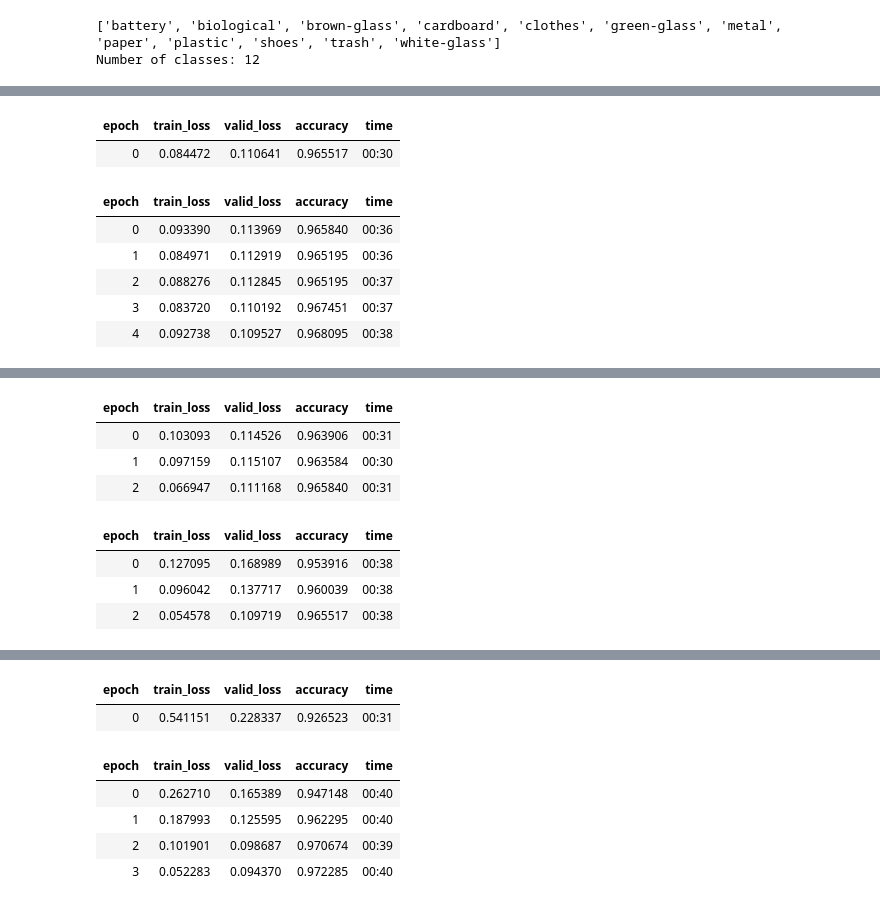
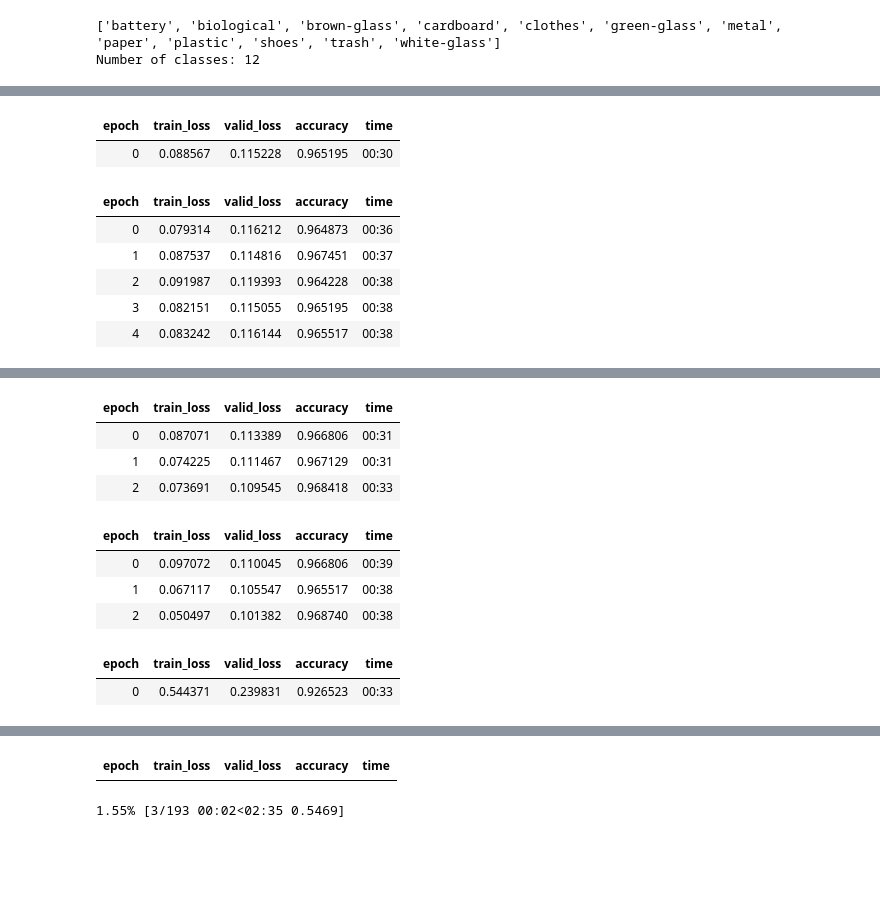
Before and after one commit to MADemiral/garbage_classification, a Jupyter notebook: garbage_classify.ipynb, the cells around one changed output, grey strips where cells are left out. Cells and saved outputs as stored; diff of their text form; code cells hidden in the pictures; blank space fills up the shorter version.

```diff
--- a/garbage_classify.ipynb
+++ b/garbage_classify.ipynb
@@ -70,16 +69,17 @@ SuggestedLRs(valley=1.2022644114040304e-05)
 # %%
 # 🔎 Choose best learning rate
 # Let's pick value just before loss shoots up
-learn.fine_tune(5, base_lr=1e-5)
+learn.fine_tune(5, base_lr=1e-6)
+learn.export('models/model1.pkl')
 # %% [output]
 | epoch | train_loss | valid_loss | accuracy | time |
-| 0 | 0.084472 | 0.110641 | 0.965517 | 00:30 |
+| 0 | 0.088567 | 0.115228 | 0.965195 | 00:30 |
 | epoch | train_loss | valid_loss | accuracy | time |
-| 0 | 0.093390 | 0.113969 | 0.965840 | 00:36 |
-| 1 | 0.084971 | 0.112919 | 0.965195 | 00:36 |
-| 2 | 0.088276 | 0.112845 | 0.965195 | 00:37 |
-| 3 | 0.083720 | 0.110192 | 0.967451 | 00:37 |
-| 4 | 0.092738 | 0.109527 | 0.968095 | 00:38 |
+| 0 | 0.079314 | 0.116212 | 0.964873 | 00:36 |
+| 1 | 0.087537 | 0.114816 | 0.967451 | 00:37 |
+| 2 | 0.091987 | 0.119393 | 0.964228 | 00:38 |
+| 3 | 0.082151 | 0.115055 | 0.965195 | 00:38 |
+| 4 | 0.083242 | 0.116144 | 0.965517 | 00:38 |
 # %%
 # 💪 B.3 Transfer Learning
 # Already used resnet18; the last layer is replaced by fastai
@@ -102,21 +102,25 @@ Sequential(
 # %%
 # ❄️ Freeze + Train → 🔓 Unfreeze + Train (B.3)
 learn.freeze()
-learn.fit_one_cycle(3, 1e-3)
+learn.fit_one_cycle(3, 1e-4)
 learn.unfreeze()
-learn.fit_one_cycle(3, lr_max=slice(1e-5, 1e-3))  # B.4 Discriminative LRs
+learn.fit_one_cycle(3, lr_max=slice(1e-5, 1e-4))  # B.4 Discriminative LRs
+learn.export('models/model2.pkl')
 # %% [output]
 | epoch | train_loss | valid_loss | accuracy | time |
-| 0 | 0.103093 | 0.114526 | 0.963906 | 00:31 |
-| 1 | 0.097159 | 0.115107 | 0.963584 | 00:30 |
-| 2 | 0.066947 | 0.111168 | 0.965840 | 00:31 |
+| 0 | 0.087071 | 0.113389 | 0.966806 | 00:31 |
+| 1 | 0.074225 | 0.111467 | 0.967129 | 00:31 |
+| 2 | 0.073691 | 0.109545 | 0.968418 | 00:33 |
 | epoch | train_loss | valid_loss | accuracy | time |
-| 0 | 0.127095 | 0.168989 | 0.953916 | 00:38 |
-| 1 | 0.096042 | 0.137717 | 0.960039 | 00:38 |
-| 2 | 0.054578 | 0.109719 | 0.965517 | 00:38 |
+| 0 | 0.097072 | 0.110045 | 0.966806 | 00:39 |
+| 1 | 0.067117 | 0.105547 | 0.965517 | 00:38 |
+| 2 | 0.050497 | 0.101382 | 0.968740 | 00:38 |
 # %%
 # ⚖️ B.6 Mixed Precision & Model Capacity
 # Use resnet34 or resnet50 and to_fp16
 learn = vision_learner(dls, resnet34, metrics=accuracy).to_fp16()
 learn.fine_tune(4)
+learn.export('models/model3.pkl')
 # %% [output]
+| epoch | train_loss | valid_loss | accuracy | time |
+| 0 | 0.544371 | 0.239831 | 0.926523 | 00:33 |
@@ -124,7 +128,2 @@ Downloading: "https://download.pytorch.org/models/resnet34-b627a593.pth" to /hom
-| epoch | train_loss | valid_loss | accuracy | time |
-| 0 | 0.541151 | 0.228337 | 0.926523 | 00:31 |
 | epoch | train_loss | valid_loss | accuracy | time |
-| 0 | 0.262710 | 0.165389 | 0.947148 | 00:40 |
-| 1 | 0.187993 | 0.125595 | 0.962295 | 00:40 |
-| 2 | 0.101901 | 0.098687 | 0.970674 | 00:39 |
-| 3 | 0.052283 | 0.094370 | 0.972285 | 00:40 |
+1.55% [3/193 00:02<02:35 0.5469]
```
Also changed, not shown: parts of 7 cells of this notebook, 4 other files.
